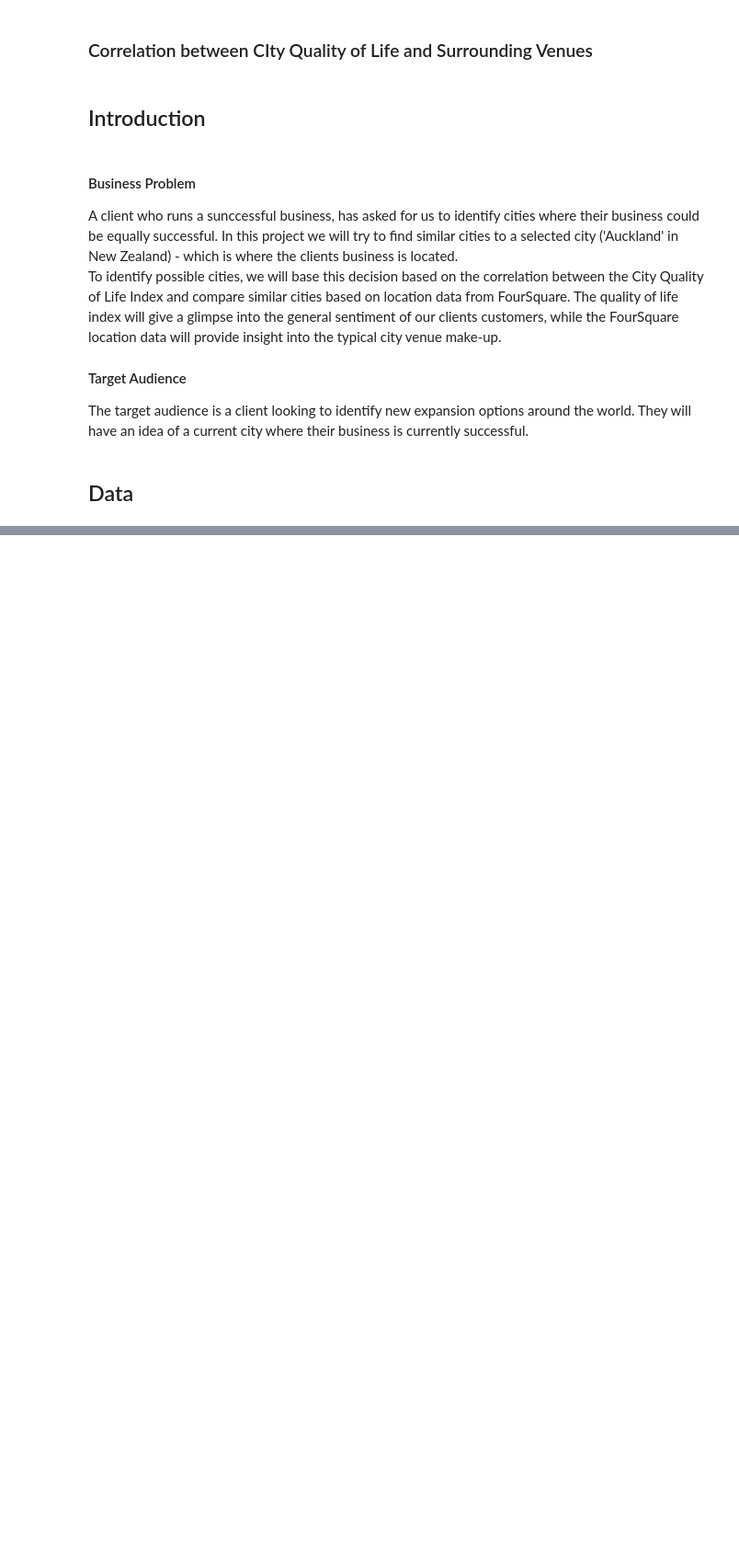
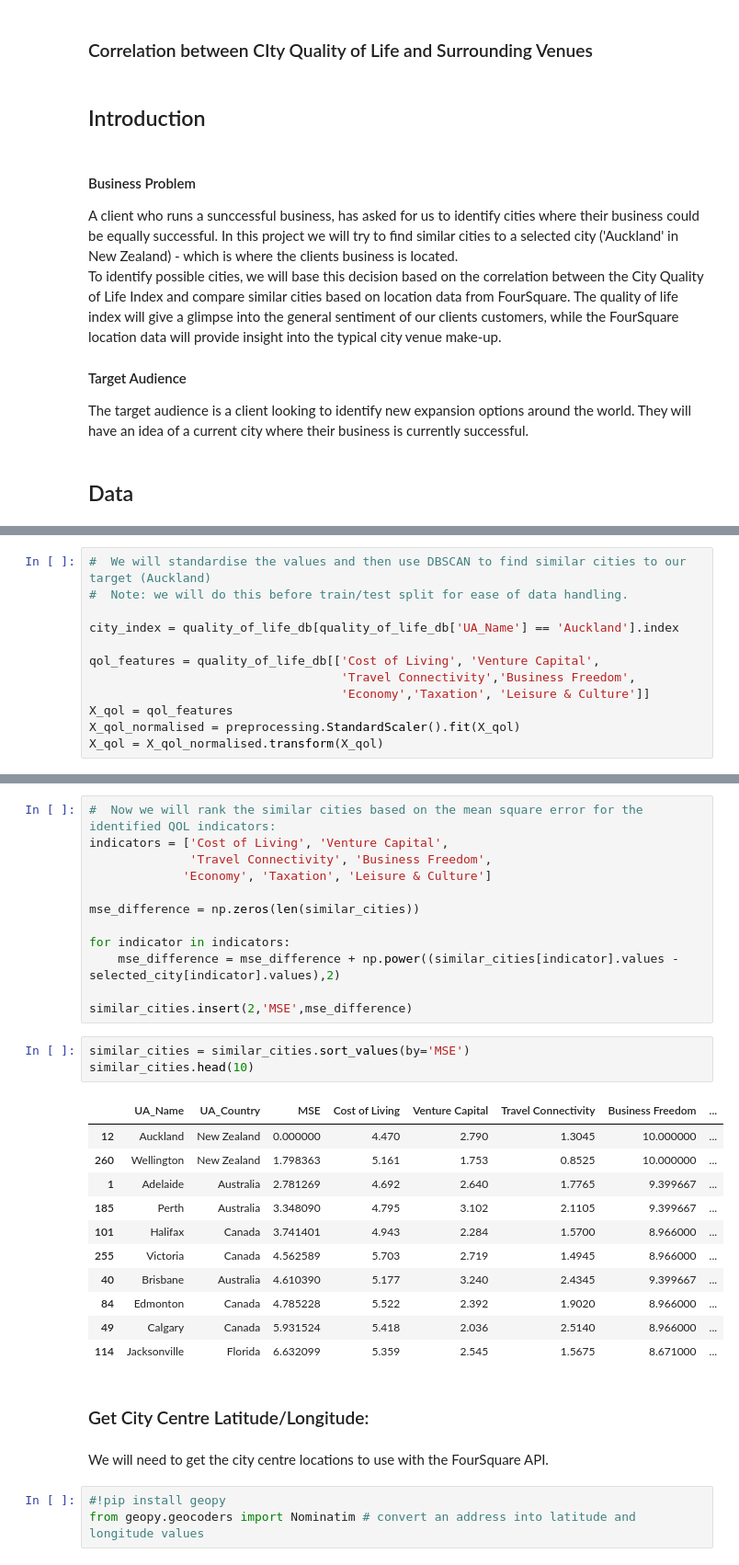
Before and after one commit to Beemo-afk/Coursera_Capstone, a Jupyter notebook: Coursera - Capstone - Final Project.ipynb, the cells around one changed output, grey strips where cells are left out. Shown at 92% size. Drawn from its saved outputs; the diff is of its cells as text; blank space fills up the shorter version.

```diff
--- a/Coursera - Capstone - Final Project.ipynb
+++ b/Coursera - Capstone - Final Project.ipynb
@@ -46,0 +95,12 @@ Following this, we will have a list of cities that we can then compare based on
+# %%
+#  We will standardise the values and then use DBSCAN to find similar cities to our target (Auckland)
+#  Note: we will do this before train/test split for ease of data handling.
+
+city_index = quality_of_life_db[quality_of_life_db['UA_Name'] == 'Auckland'].index
+
+qol_features = quality_of_life_db[['Cost of Living', 'Venture Capital',
+                                   'Travel Connectivity','Business Freedom',
+                                   'Economy','Taxation', 'Leisure & Culture']]
+X_qol = qol_features
+X_qol_normalised = preprocessing.StandardScaler().fit(X_qol)
+X_qol = X_qol_normalised.transform(X_qol)
@@ -46,0 +180,34 @@ Following this, we will have a list of cities that we can then compare based on
+# %%
+#  Now we will rank the similar cities based on the mean square error for the identified QOL indicators:
+indicators = ['Cost of Living', 'Venture Capital',
+              'Travel Connectivity', 'Business Freedom',
+             'Economy', 'Taxation', 'Leisure & Culture']
+
+mse_difference = np.zeros(len(similar_cities))
+
+for indicator in indicators:
+    mse_difference = mse_difference + np.power((similar_cities[indicator].values - selected_city[indicator].values),2)
+
+similar_cities.insert(2,'MSE',mse_difference)
+# %%
+similar_cities = similar_cities.sort_values(by='MSE')
+similar_cities.head(10)
+# %% [output]
+|  | UA_Name | UA_Country | MSE | Cost of Living | Venture Capital | Travel Connectivity | Business Freedom | ... |
+| 12 | Auckland | New Zealand | 0.000000 | 4.470 | 2.790 | 1.3045 | 10.000000 | ... |
+| 260 | Wellington | New Zealand | 1.798363 | 5.161 | 1.753 | 0.8525 | 10.000000 | ... |
+| 1 | Adelaide | Australia | 2.781269 | 4.692 | 2.640 | 1.7765 | 9.399667 | ... |
+| 185 | Perth | Australia | 3.348090 | 4.795 | 3.102 | 2.1105 | 9.399667 | ... |
+| 101 | Halifax | Canada | 3.741401 | 4.943 | 2.284 | 1.5700 | 8.966000 | ... |
+| 255 | Victoria | Canada | 4.562589 | 5.703 | 2.719 | 1.4945 | 8.966000 | ... |
+| 40 | Brisbane | Australia | 4.610390 | 5.177 | 3.240 | 2.4345 | 9.399667 | ... |
+| 84 | Edmonton | Canada | 4.785228 | 5.522 | 2.392 | 1.9020 | 8.966000 | ... |
+| 49 | Calgary | Canada | 5.931524 | 5.418 | 2.036 | 2.5140 | 8.966000 | ... |
+| 114 | Jacksonville | Florida | 6.632099 | 5.359 | 2.545 | 1.5675 | 8.671000 | ... |
+# %% [markdown]
+<h3> Get City Centre Latitude/Longitude: </h3>
+# %% [markdown]
+We will need to get the city centre locations to use with the FourSquare API.
+# %%
+#!pip install geopy
+from geopy.geocoders import Nominatim # convert an address into latitude and longitude values
```
Also changed, not shown: parts of 52 cells of this notebook.
